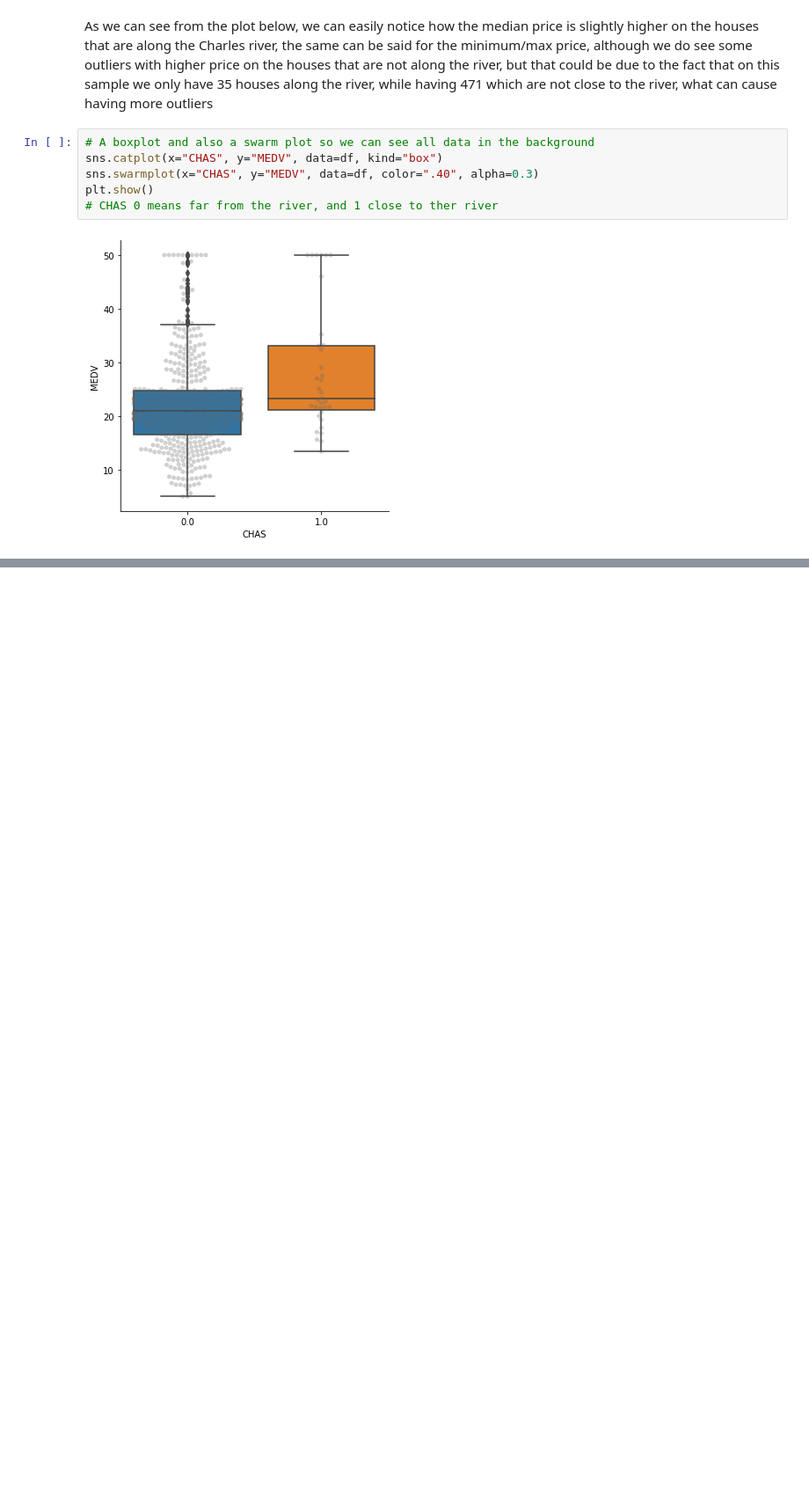
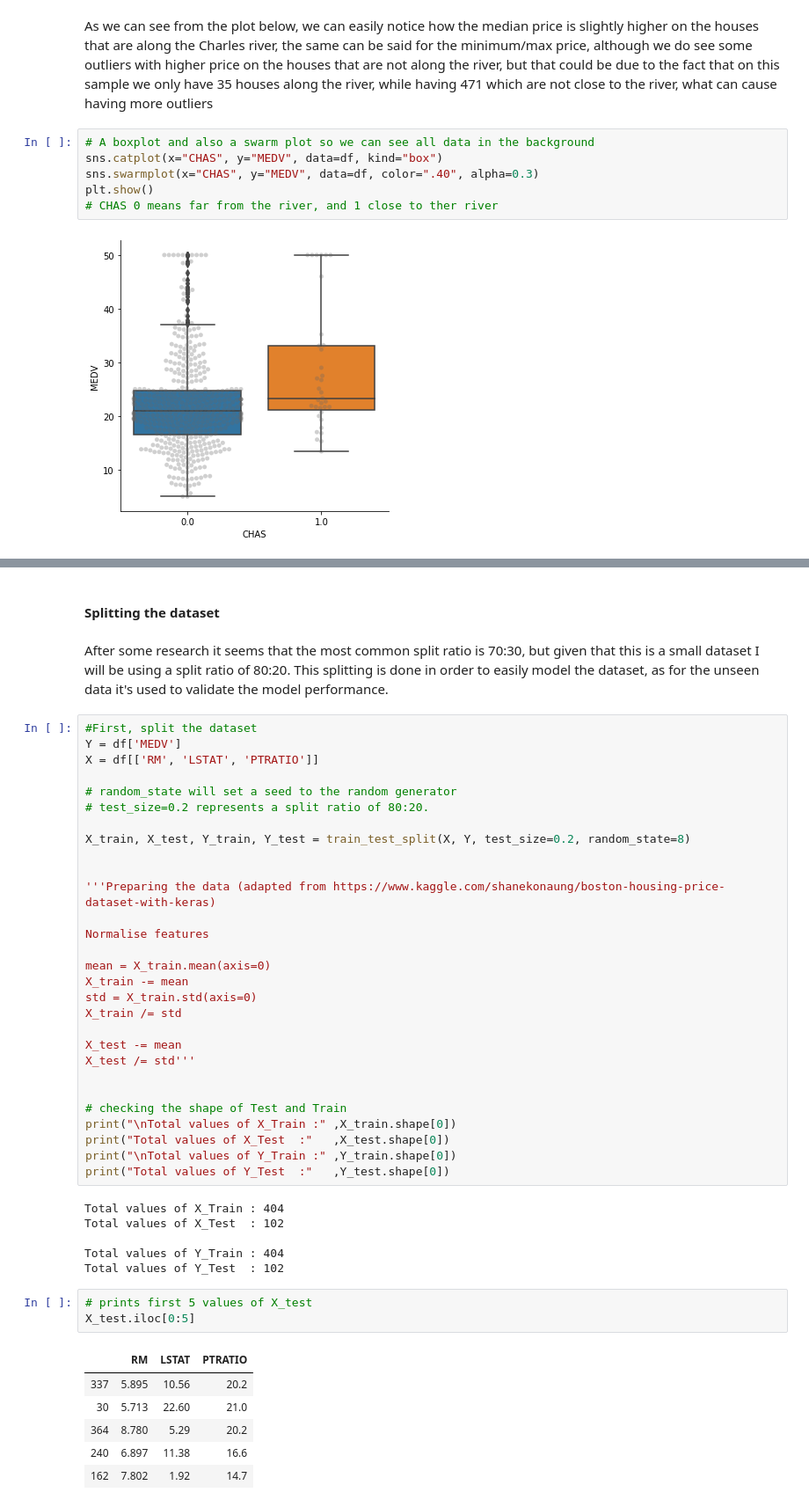
Before and after one commit to strokk/machine-learning-project-2019, a Jupyter notebook: boston-housing.ipynb, the cells around one changed output, grey strips where cells are left out. Shown at 88% size. Drawn from its saved outputs; the diff is of its cells as text; blank space fills up the shorter version.

```diff
--- a/boston-housing.ipynb
+++ b/boston-housing.ipynb
@@ -337,0 +343,49 @@ plt.show()
+# %% [markdown]
+#### Splitting the dataset
+# %% [markdown]
+After some research it seems that the most common split ratio is 70:30, but given that this is a small dataset I will be using a split ratio of 80:20. This splitting is done in order to easily model the dataset, as for the unseen data it's used to validate the model performance.
+# %%
+#First, split the dataset
+Y = df['MEDV']
+X = df[['RM', 'LSTAT', 'PTRATIO']]
+
+# random_state will set a seed to the random generator
+# test_size=0.2 represents a split ratio of 80:20.
+
+X_train, X_test, Y_train, Y_test = train_test_split(X, Y, test_size=0.2, random_state=8)
+
+
+'''Preparing the data (adapted from https://www.kaggle.com/shanekonaung/boston-housing-price-dataset-with-keras)
+
+Normalise features
+
+mean = X_train.mean(axis=0)
+X_train -= mean
+std = X_train.std(axis=0)
+X_train /= std
+
+X_test -= mean
+X_test /= std'''
+
+
+# checking the shape of Test and Train
+print("\nTotal values of X_Train :" ,X_train.shape[0])
+print("Total values of X_Test  :"   ,X_test.shape[0])
+print("\nTotal values of Y_Train :" ,Y_train.shape[0])
+print("Total values of Y_Test  :"   ,Y_test.shape[0])
+# %% [output]
+Total values of X_Train : 404
+Total values of X_Test  : 102
+
+Total values of Y_Train : 404
+Total values of Y_Test  : 102
+# %%
+# prints first 5 values of X_test
+X_test.iloc[0:5]
+# %% [output]
+|  | RM | LSTAT | PTRATIO |
+| 337 | 5.895 | 10.56 | 20.2 |
+| 30 | 5.713 | 22.60 | 21.0 |
+| 364 | 8.780 | 5.29 | 20.2 |
+| 240 | 6.897 | 11.38 | 16.6 |
+| 162 | 7.802 | 1.92 | 14.7 |
```
Also changed, not shown: parts of 43 cells of this notebook.
